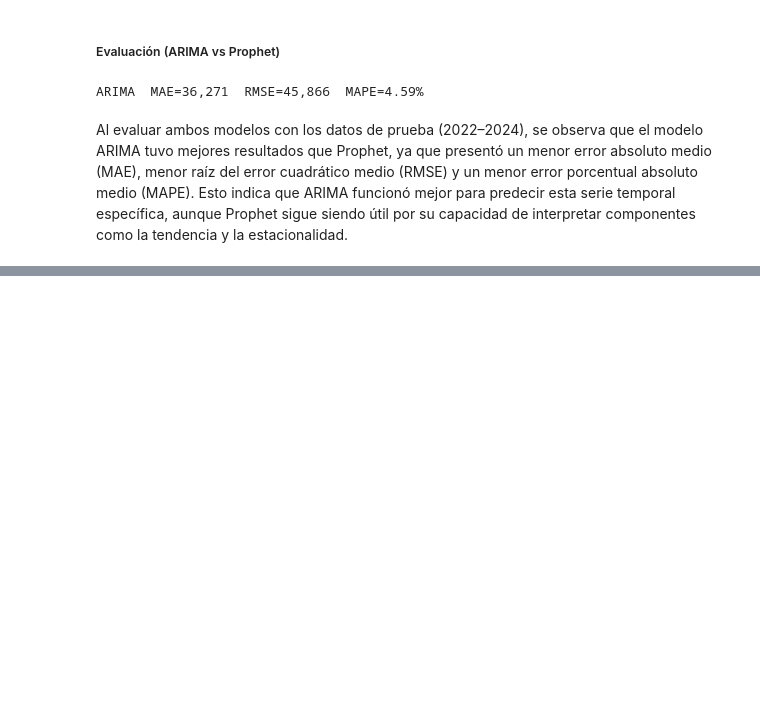
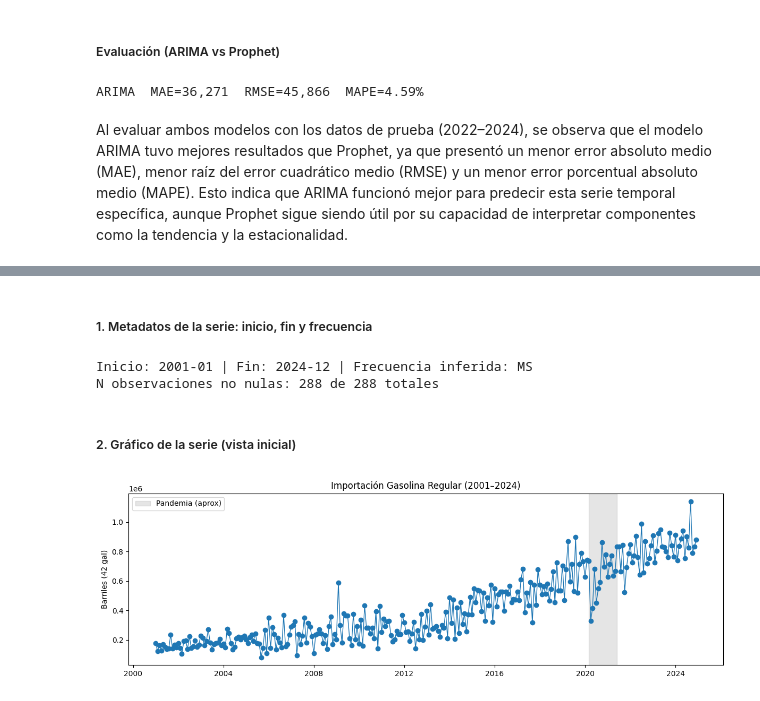
Before and after one commit to EstebanZG999/Lab1_DS, a Jupyter notebook: src/modelos_univariantes.ipynb, the cells around one changed output, grey strips where cells are left out. Cells and saved outputs as stored; diff of their text form; code cells hidden in the pictures; blank space fills up the shorter version.

Commit message:
feat: first series import finished

```diff
--- a/src/modelos_univariantes.ipynb
+++ b/src/modelos_univariantes.ipynb
@@ -312,0 +379,26 @@ Al evaluar ambos modelos con los datos de prueba (2022–2024), se observa que e
+# %% [markdown]
+##### 1. Metadatos de la serie: inicio, fin y frecuencia
+# %%
+start = y_imp.dropna().index.min()
+end = y_imp.dropna().index.max()
+freq = pd.infer_freq(y_imp.dropna().index)
+print(f"Inicio: {start:%Y-%m} | Fin: {end:%Y-%m} | Frecuencia inferida: {freq}")
+print(f"N observaciones no nulas: {y_imp.notna().sum()} de {len(y_imp)} totales")
+# %% [output]
+Inicio: 2001-01 | Fin: 2024-12 | Frecuencia inferida: MS
+N observaciones no nulas: 288 de 288 totales
+# %% [markdown]
+##### 2. Gráfico de la serie (vista inicial)
+# %%
+import matplotlib.pyplot as plt
+
+plt.figure(figsize=(12,4))
+plt.plot(y_imp, marker='o', linewidth=1, color='tab:blue')
+plt.axvspan("2020-03-01", "2021-06-01", color='gray', alpha=0.2, label='Pandemia (aprox)')
+plt.title("Importación Gasolina Regular (2001–2024)")
+plt.ylabel("Barriles (42 gal)")
+plt.legend()
+plt.tight_layout()
+plt.show()
+# %% [output]
+[figure, added]
```
Also changed, not shown: parts of 26 cells of this notebook.
